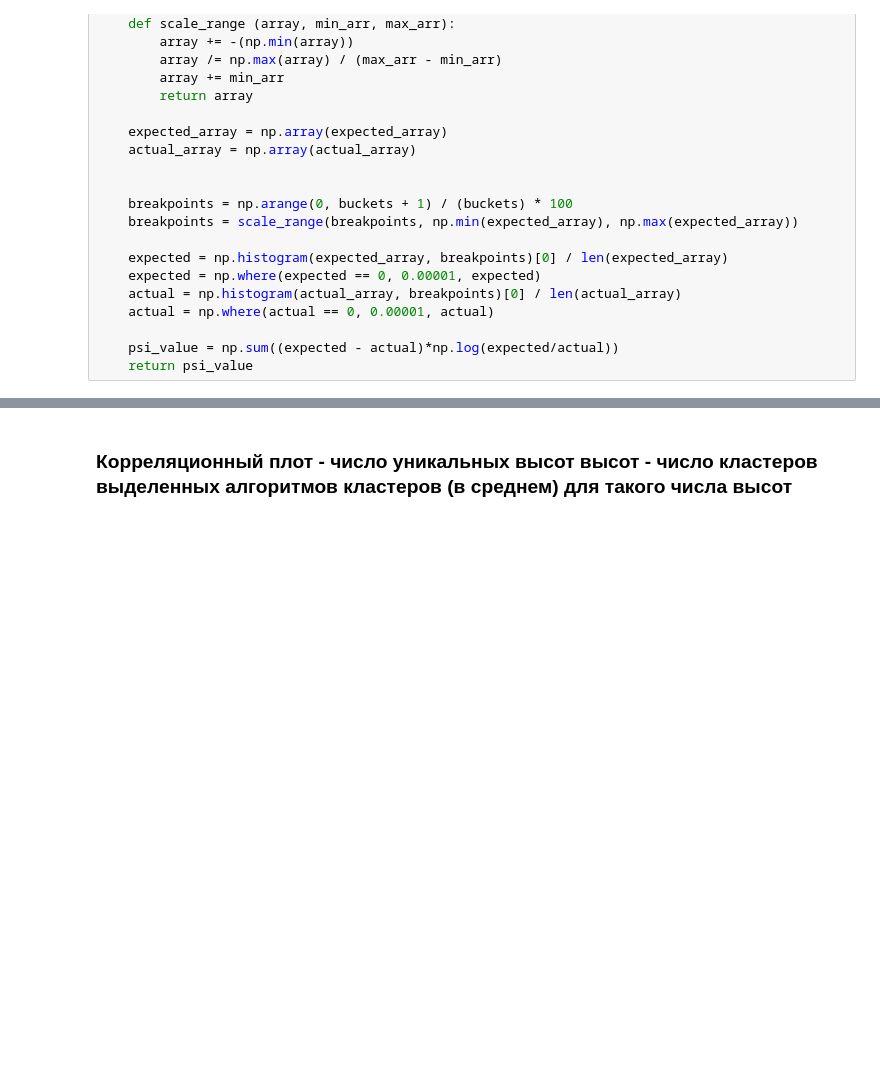
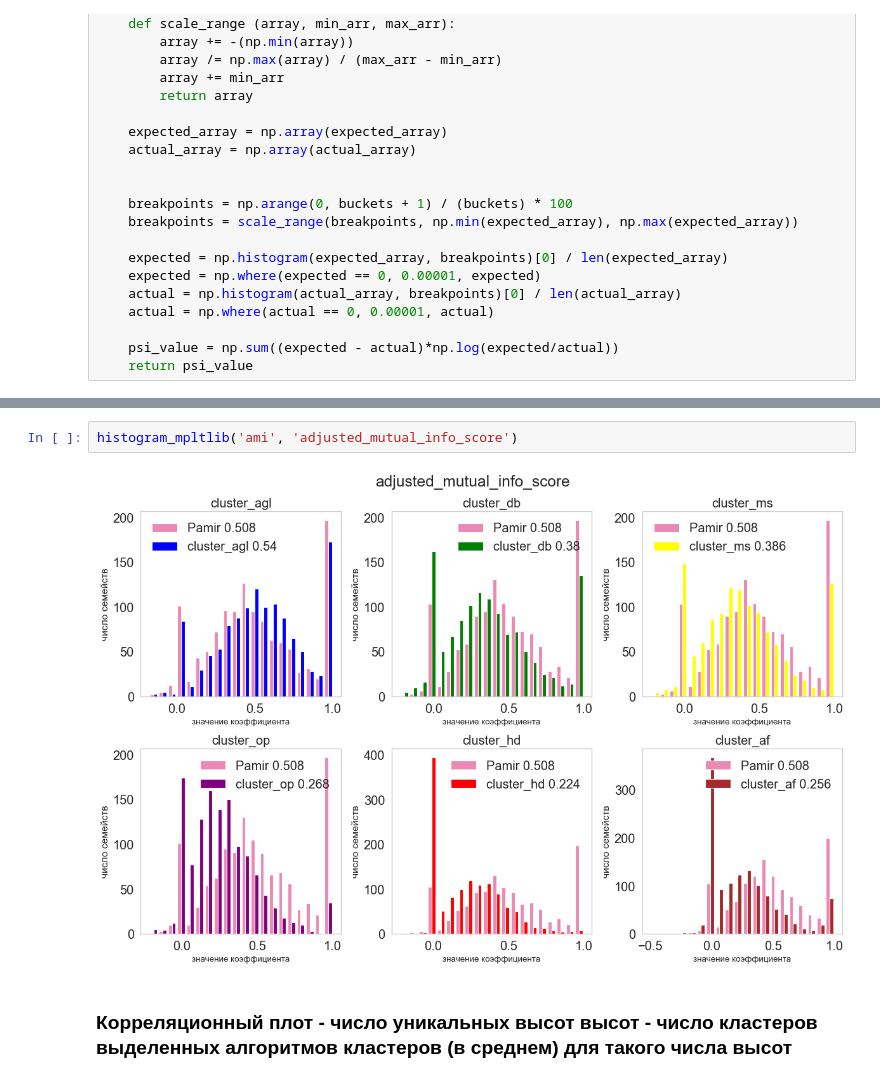
Before and after one commit to MaryIzo/coursework, a Jupyter notebook: 7_clustering_labels.ipynb, the cells around one changed output, grey strips where cells are left out. Saved outputs shown, nothing was run; the diff lists cells and outputs as text; blank space fills up the shorter version.

```diff
--- a/7_clustering_labels.ipynb
+++ b/7_clustering_labels.ipynb
@@ -347,3 +475,7 @@ plt.savefig(f'images/clustering_h/mc0_exp.png')
+# %%
+histogram_mpltlib('ami', 'adjusted_mutual_info_score')
+# %% [output]
+[figure, added]
 # %% [markdown]
 ### Корреляционный плот - число уникальных высот высот - число кластеров выделенных алгоритмов кластеров (в среднем) для такого числа высот
 # %%
```
Also changed, not shown: parts of 11 cells of this notebook.
